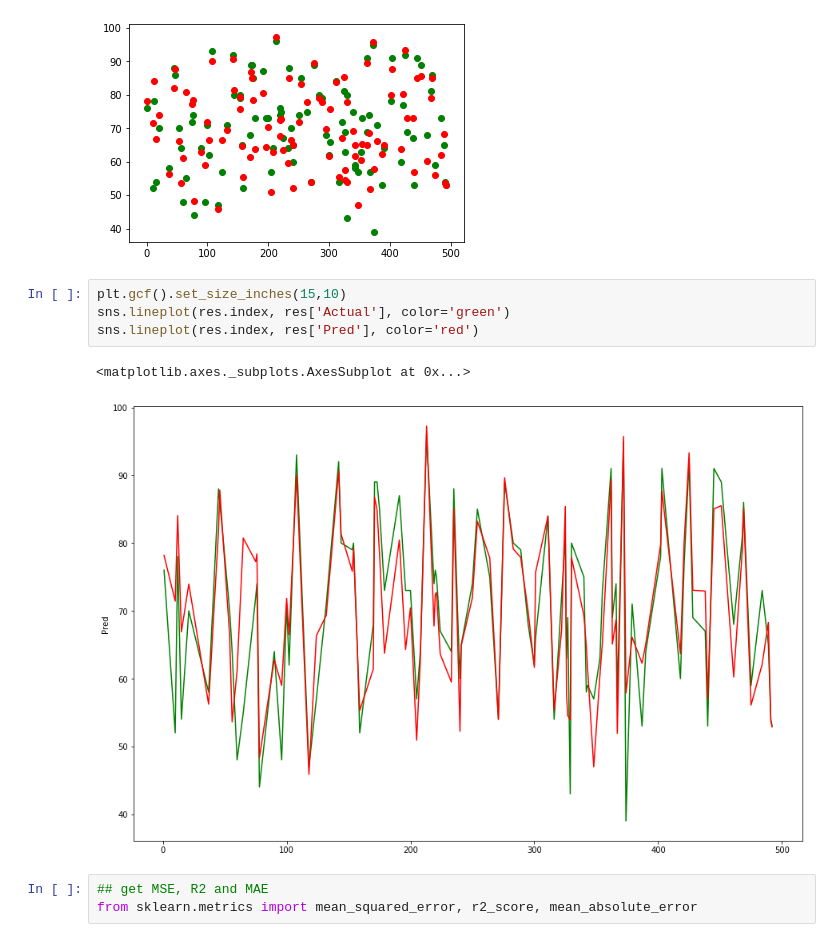
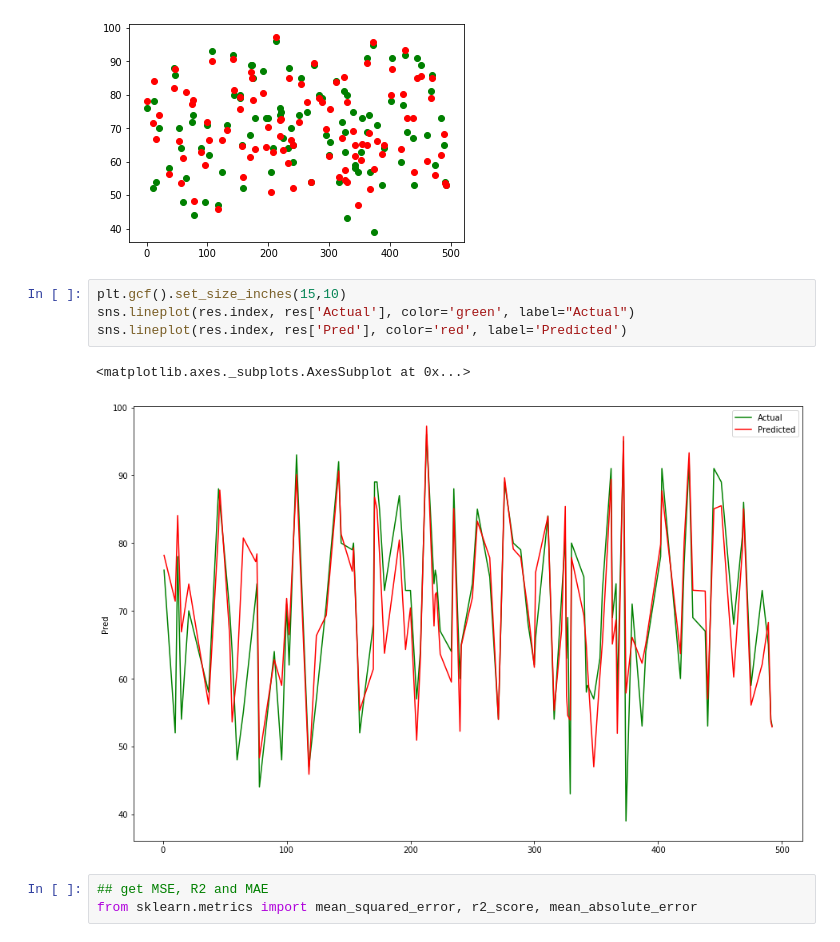
Before and after one commit to aripaka/DS_29_JUNE_2020, a Jupyter notebook: admission/admission.ipynb, the cells around one changed output. Saved outputs shown, nothing was run; the diff lists cells and outputs as text.

```diff
--- a/admission/admission.ipynb
+++ b/admission/admission.ipynb
@@ -304,11 +310,11 @@ plt.scatter(res.index, res['Pred'], color='red')
 [figure]
 # %%
 plt.gcf().set_size_inches(15,10)
-sns.lineplot(res.index, res['Actual'], color='green')
-sns.lineplot(res.index, res['Pred'], color='red')
+sns.lineplot(res.index, res['Actual'], color='green', label="Actual")
+sns.lineplot(res.index, res['Pred'], color='red', label='Predicted')
 # %% [output]
 <matplotlib.axes._subplots.AxesSubplot at 0x...>
-[figure, old version]
+[figure, new version]
 # %%
 ## get MSE, R2 and MAE
 from sklearn.metrics import mean_squared_error, r2_score, mean_absolute_error
```
Also changed, not shown: parts of 2 cells of this notebook.
